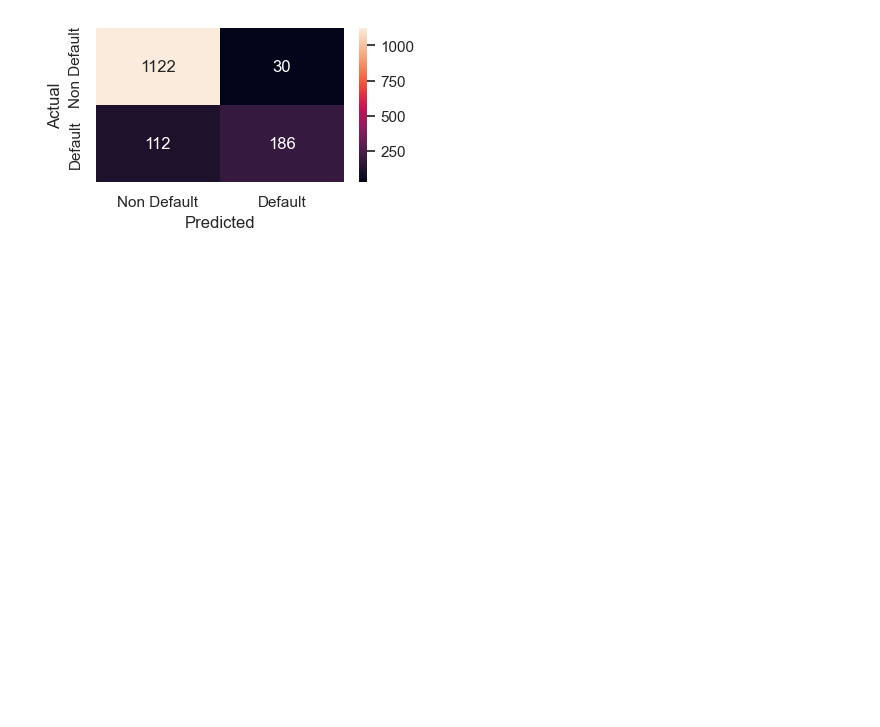
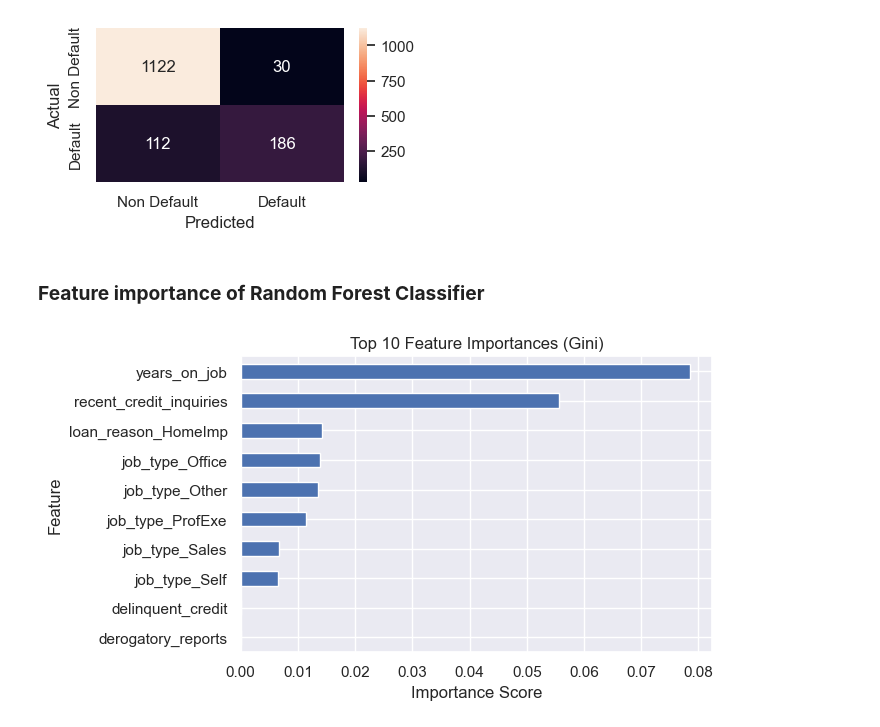
Before and after one commit to Alfredo2212/credit_risk-240625, a Jupyter notebook: credit_risk_240625.ipynb, the cells around one changed output. Saved outputs shown, nothing was run; the diff lists cells and outputs as text; code cells hidden in the pictures; blank space fills up the shorter version.

Commit message:
feature importance for tuned random forest classifier

```diff
--- a/credit_risk_240625.ipynb
+++ b/credit_risk_240625.ipynb
@@ -482,3 +482,20 @@ metrics_score(y_test, rf_best_test_pred)
    macro avg       0.89      0.80      0.83      1450
 weighted avg       0.90      0.90      0.90      1450
 [figure]
+# %% [markdown]
+### **Feature importance of Random Forest Classifier**
+# %%
+# Plot the Feature importance of the tuned Random Forest
+feature_importance = pd.Series(rf_best.feature_importances_, index=x_train.columns)
+feature_importance = feature_importance.sort_values(ascending=True)
+
+# Visualization
+plt.figure(figsize=(7,4))
+feature_importance.head(10).plot(kind='barh')
+plt.title('Top 10 Feature Importances (Gini)')
+plt.xlabel('Importance Score')
+plt.ylabel('Feature')
+plt.tight_layout()
+plt.show()
+# %% [output]
+[figure, added]
```
